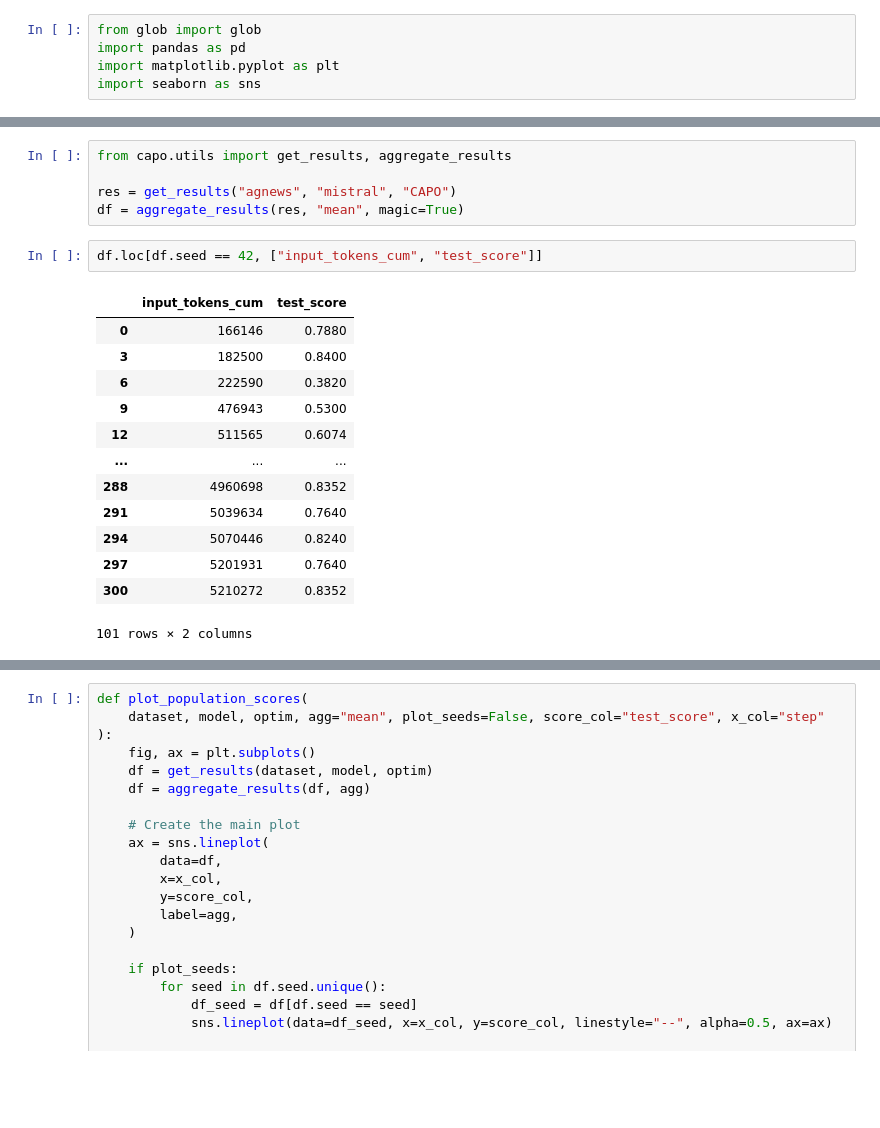
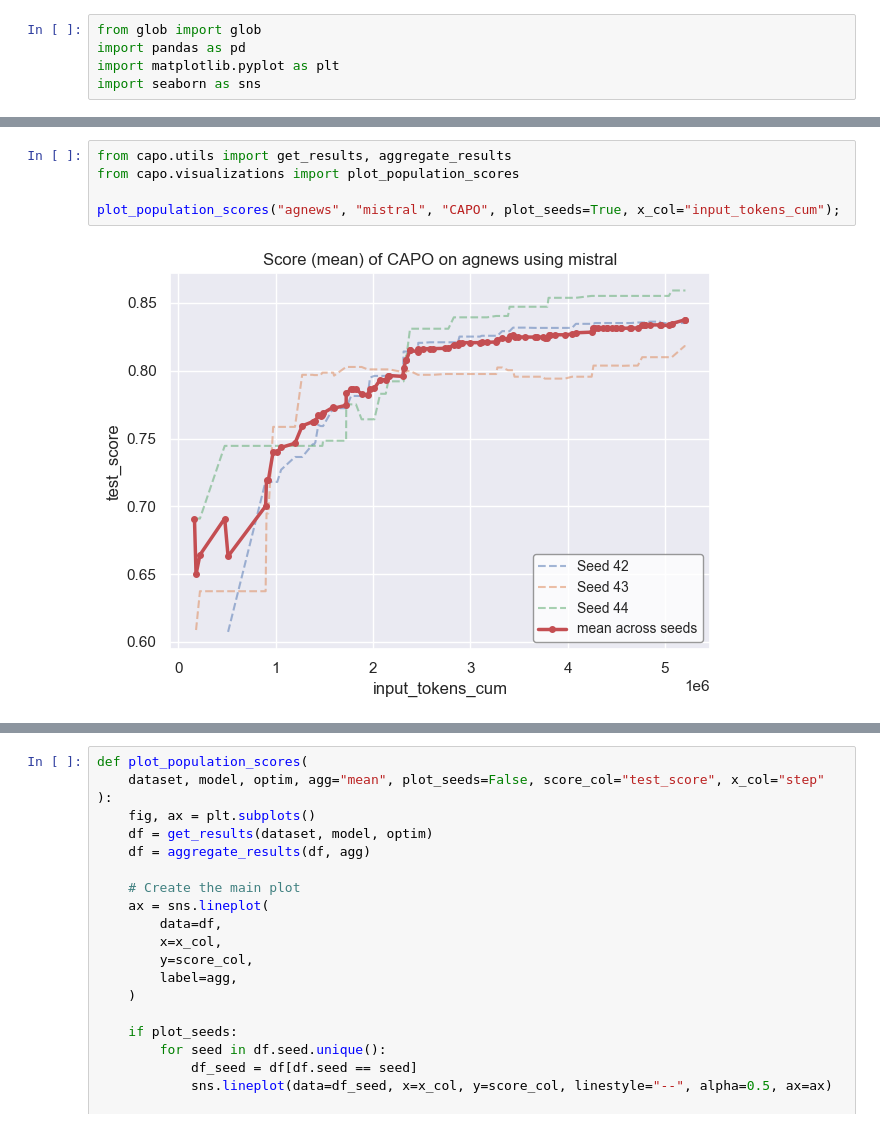
Before and after one commit to finitearth/capo, a Jupyter notebook: notebooks/seed_aggregation_eval.ipynb, the cells around one changed output, grey strips where cells are left out. Saved outputs shown, nothing was run; the diff lists cells and outputs as text; blank space fills up the shorter version.

Commit message:
add new visualization function for plotting population scores

```diff
--- a/notebooks/seed_aggregation_eval.ipynb
+++ b/notebooks/seed_aggregation_eval.ipynb
@@ -12,24 +9,10 @@ The autoreload extension is already loaded. To reload it, use:
 # %%
 from capo.utils import get_results, aggregate_results
+from capo.visualizations import plot_population_scores
 
-res = get_results("agnews", "mistral", "CAPO")
-df = aggregate_results(res, "mean", magic=True)
+plot_population_scores("agnews", "mistral", "CAPO", plot_seeds=True, x_col="input_tokens_cum");
+# %% [output]
+[figure, added]
-# %%
-df.loc[df.seed == 42, ["input_tokens_cum", "test_score"]]
-# %% [output]
-|  | input_tokens_cum | test_score |
-| 0 | 166146 | 0.7880 |
-| 3 | 182500 | 0.8400 |
-| 6 | 222590 | 0.3820 |
-| 9 | 476943 | 0.5300 |
-| 12 | 511565 | 0.6074 |
-| ... | ... | ... |
-| 288 | 4960698 | 0.8352 |
-| 291 | 5039634 | 0.7640 |
-| 294 | 5070446 | 0.8240 |
-| 297 | 5201931 | 0.7640 |
-| 300 | 5210272 | 0.8352 |
-101 rows × 2 columns
 # %%
 def get_data(dataset, model, optim):
     paths = [
```
Also changed, not shown: parts of 3 cells of this notebook, 2 other files.
